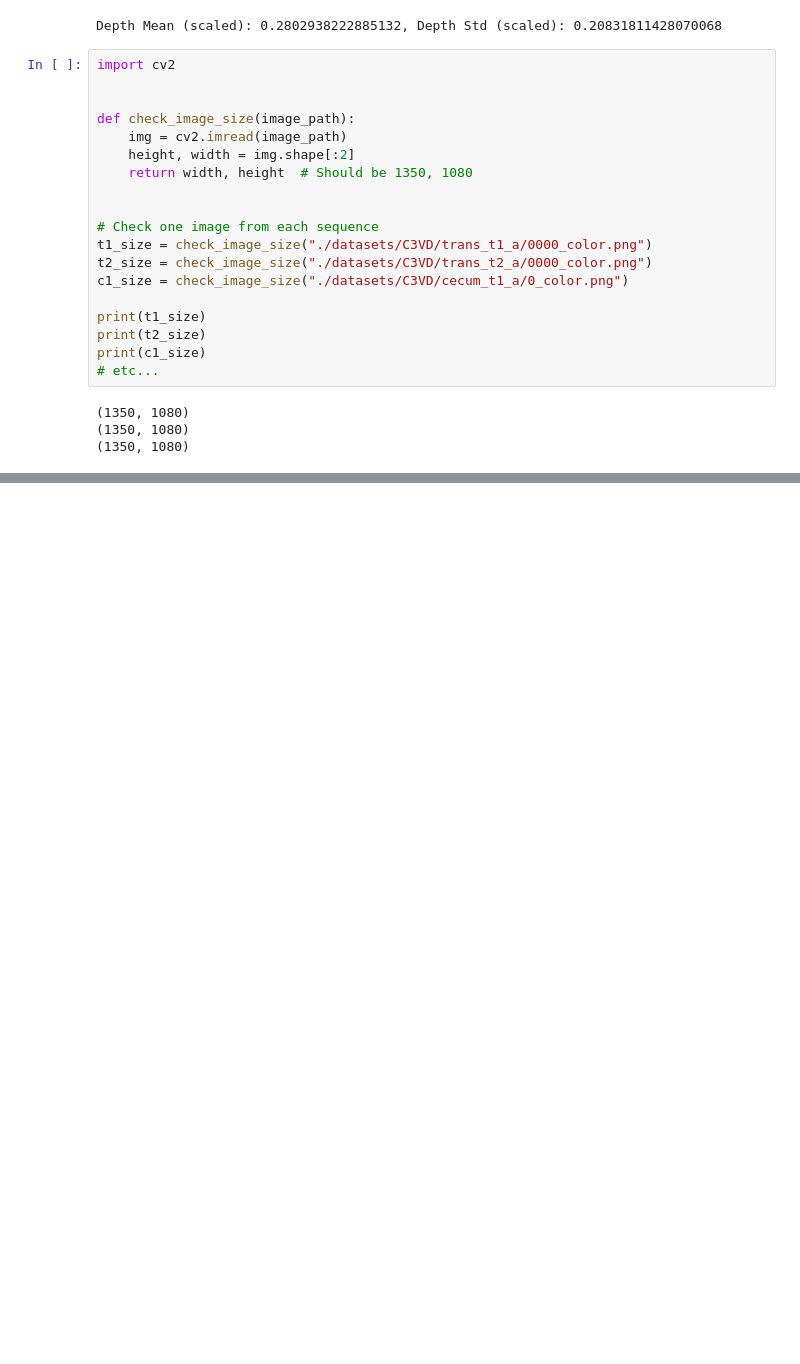
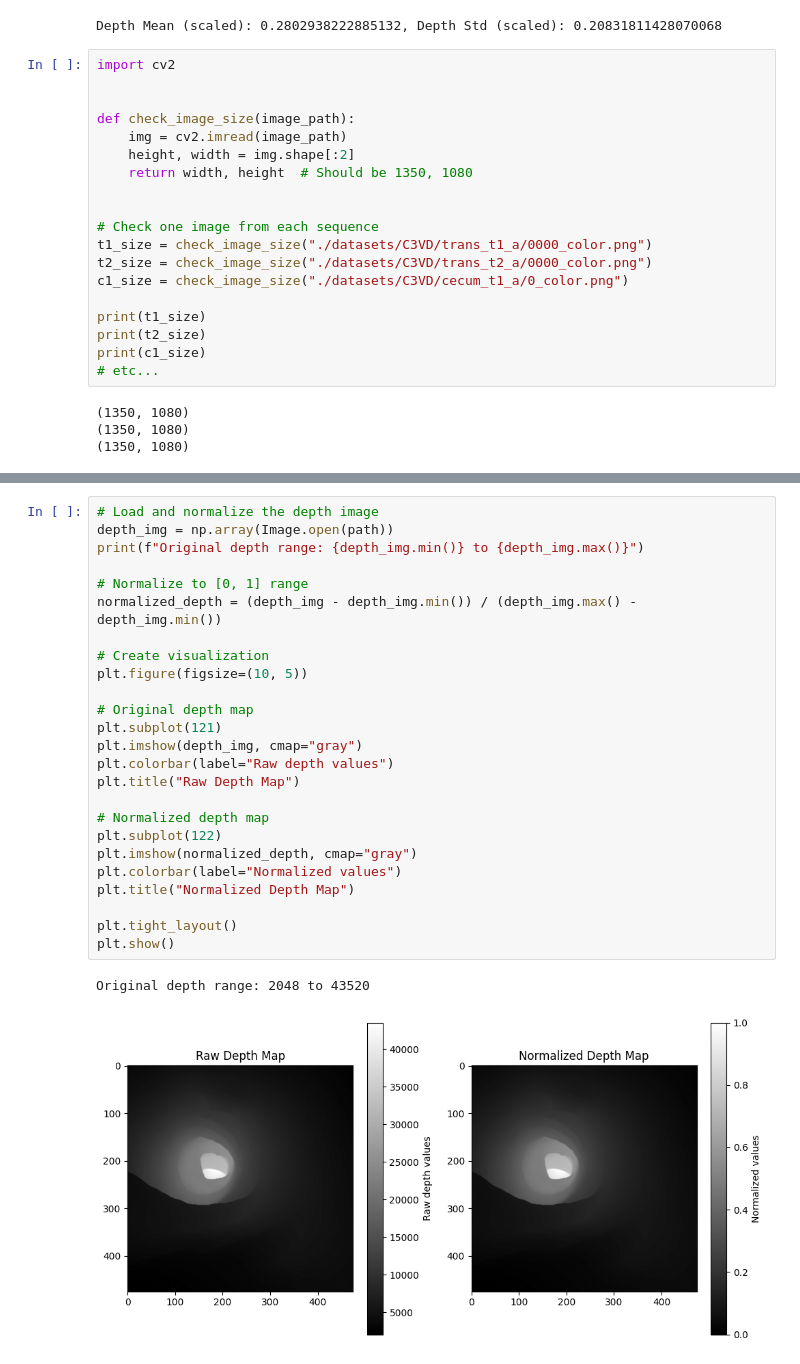
Before and after one commit to prototypeanugrah/Enhanced-3D-Reconstruction-in-Colonoscopy-Using-Monocular-Depth-and-Pose-Estimation, a Jupyter notebook: random_scripts/testing.ipynb, the cells around one changed output, grey strips where cells are left out. Cells and saved outputs as stored; diff of their text form; blank space fills up the shorter version.

```diff
--- a/random_scripts/testing.ipynb
+++ b/random_scripts/testing.ipynb
@@ -486,0 +507,28 @@ print(c1_size)
+# %%
+# Load and normalize the depth image
+depth_img = np.array(Image.open(path))
+print(f"Original depth range: {depth_img.min()} to {depth_img.max()}")
+
+# Normalize to [0, 1] range
+normalized_depth = (depth_img - depth_img.min()) / (depth_img.max() - depth_img.min())
+
+# Create visualization
+plt.figure(figsize=(10, 5))
+
+# Original depth map
+plt.subplot(121)
+plt.imshow(depth_img, cmap="gray")
+plt.colorbar(label="Raw depth values")
+plt.title("Raw Depth Map")
+
+# Normalized depth map
+plt.subplot(122)
+plt.imshow(normalized_depth, cmap="gray")
+plt.colorbar(label="Normalized values")
+plt.title("Normalized Depth Map")
+
+plt.tight_layout()
+plt.show()
+# %% [output]
+Original depth range: 2048 to 43520
+[figure, added]
```
Also changed, not shown: parts of 8 cells of this notebook, 1 other file.
